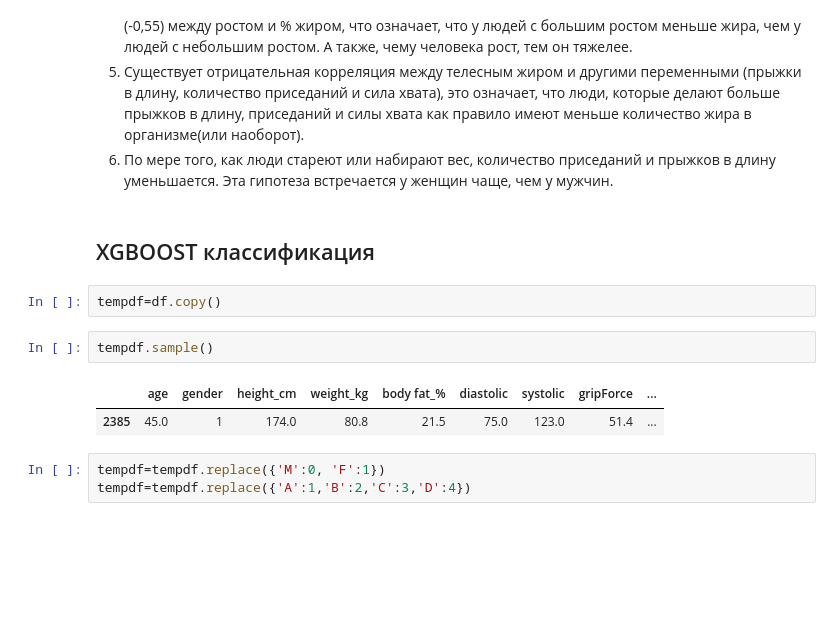
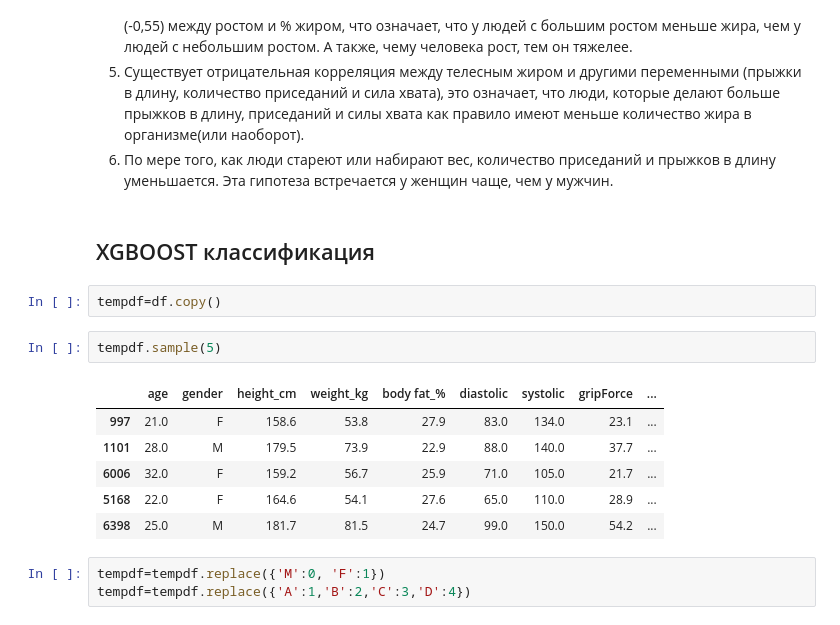
Before and after one commit to beckmiller/bodyPerformance, a Jupyter notebook: BodyPerfomance.ipynb, the cells around one changed output. Saved outputs shown, nothing was run; the diff lists cells and outputs as text; blank space fills up the shorter version.

```diff
--- a/BodyPerfomance.ipynb
+++ b/BodyPerfomance.ipynb
@@ -373,15 +373,19 @@ sns.heatmap(data=df.corr(), mask=mask, annot=True)
 4. Существует положительная корреляция 0,76 между ростом и весом и отрицательная корреляция (-0,55) между ростом и % жиром, что означает, что у людей с большим ростом меньше жира, чем у людей с небольшим ростом. А также, чему человека рост, тем он тяжелее.
 5. Существует отрицательная корреляция между телесным жиром и другими переменными (прыжки в длину, количество приседаний и сила хвата), это означает, что люди, которые делают больше прыжков в длину, приседаний и силы хвата как правило имеют меньше количество жира в организме(или наоборот).
 6. По мере того, как люди стареют или набирают вес, количество приседаний и прыжков в длину уменьшается. Эта гипотеза встречается у женщин чаще, чем у мужчин.
-# %% [markdown]
-## XGBOOST  классификация
+# %% [markdown]
+## XGBOOST  классификация
 # %%
 tempdf=df.copy()
 # %%
-tempdf.sample()
+tempdf.sample(5)
 # %% [output]
 |  | age | gender | height_cm | weight_kg | body fat_% | diastolic | systolic | gripForce | ... |
-| 2385 | 45.0 | 1 | 174.0 | 80.8 | 21.5 | 75.0 | 123.0 | 51.4 | ... |
+| 997 | 21.0 | F | 158.6 | 53.8 | 27.9 | 83.0 | 134.0 | 23.1 | ... |
+| 1101 | 28.0 | M | 179.5 | 73.9 | 22.9 | 88.0 | 140.0 | 37.7 | ... |
+| 6006 | 32.0 | F | 159.2 | 56.7 | 25.9 | 71.0 | 105.0 | 21.7 | ... |
+| 5168 | 22.0 | F | 164.6 | 54.1 | 27.6 | 65.0 | 110.0 | 28.9 | ... |
+| 6398 | 25.0 | M | 181.7 | 81.5 | 24.7 | 99.0 | 150.0 | 54.2 | ... |
 # %%
 tempdf=tempdf.replace({'M':0, 'F':1})
 tempdf=tempdf.replace({'A':1,'B':2,'C':3,'D':4})
```
Also changed, not shown: parts of 21 cells of this notebook.
